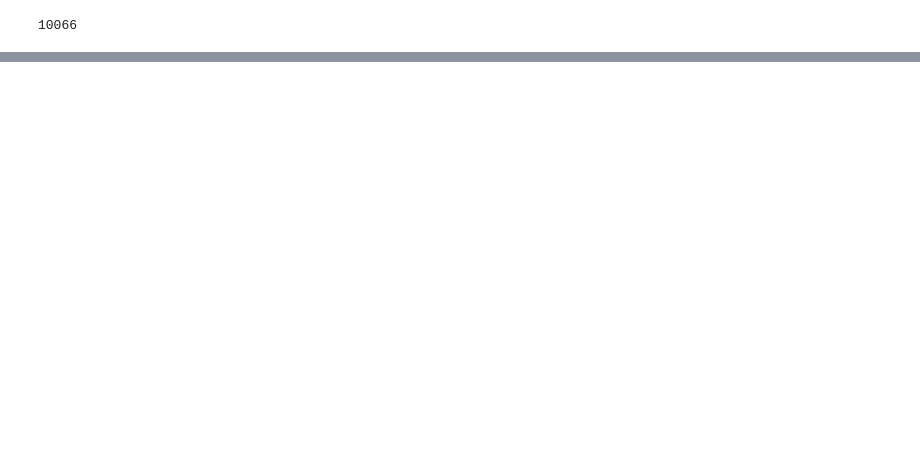
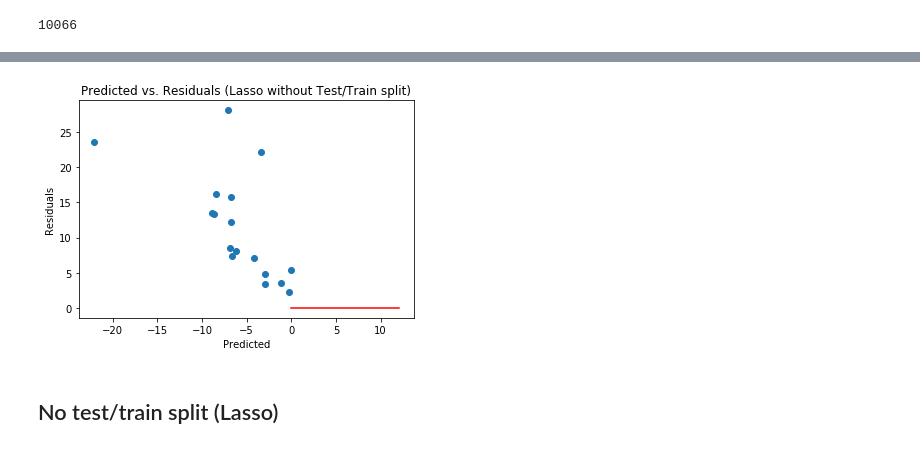
Before and after one commit to samfunk/project_luther, a Jupyter notebook: marketwatch.ipynb, the cells around one changed output, grey strips where cells are left out. Saved outputs shown, nothing was run; the diff lists cells and outputs as text; code cells hidden in the pictures; blank space fills up the shorter version.

```diff
--- a/marketwatch.ipynb
+++ b/marketwatch.ipynb
@@ -197,0 +507,10 @@ def breadcrumbs(url):
+# %%
+plt.scatter(lasso_pred.reshape(-1,1), (Y_test - lasso_pred).reshape(-1,1))
+plt.plot([0,12],[0,0], 'r-')
+plt.xlabel('Predicted')
+plt.ylabel('Residuals')
+plt.title('Predicted vs. Residuals (Lasso without Test/Train split)');
+# %% [output]
+[figure, added]
+# %% [markdown]
+## No test/train split (Lasso)
```
Also changed, not shown: parts of 90 cells of this notebook, 2 other files.
